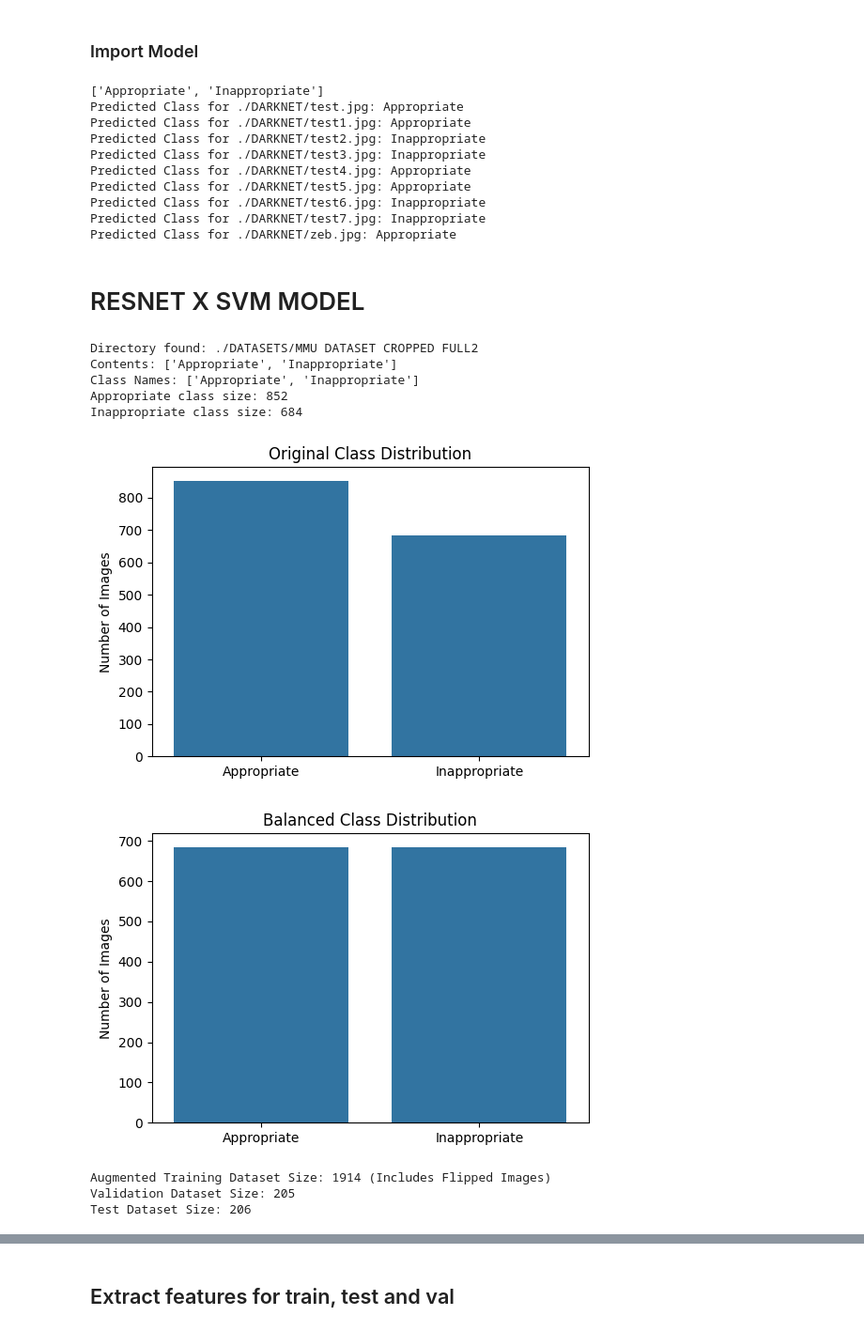
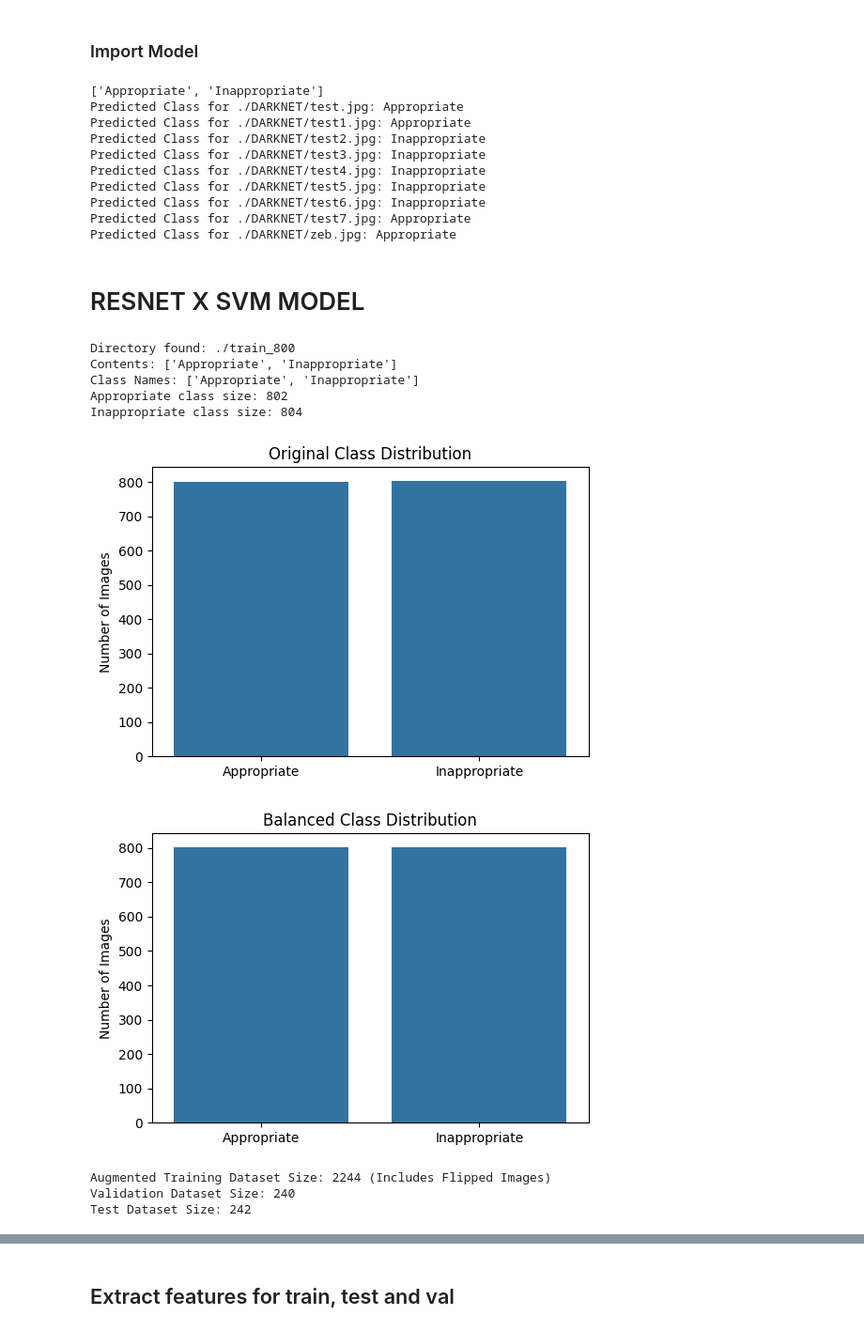
Before and after one commit to AzureSight/thesis_backend, a Jupyter notebook: MODELS/FinalModels.ipynb, the cells around one changed output, grey strips where cells are left out. Shown at 94% size. Drawn from its saved outputs; the diff is of its cells as text; code cells hidden in the pictures.

```diff
--- a/MODELS/FinalModels.ipynb
+++ b/MODELS/FinalModels.ipynb
@@ -299,7 +387,7 @@ import random
 from PIL import Image
 
 # Check a few random images from the dataset
-num_samples = 5
+num_samples = 1
 indices = random.sample(range(len(train_loader_inception)), num_samples)
 
 for idx in indices:
@@ -1508,7 +1601,7 @@ device = torch.device("cuda" if torch.cuda.is_available() else "cpu")
 # fussionmodel.to(device)
 # fussionmodel.eval()
 
-fuse = torch.jit.load("../Saved models/resnet_inception_fullmodel_croppedv6.pt")
+fuse = torch.jit.load("../Saved models/resnet_inception_fullmodel_croppedv7.pt")
 fuse.to(device)
 fuse.eval()
 
@@ -1589,10 +1682,10 @@ Predicted Class for ./DARKNET/test.jpg: Appropriate
 Predicted Class for ./DARKNET/test1.jpg: Appropriate
 Predicted Class for ./DARKNET/test2.jpg: Inappropriate
 Predicted Class for ./DARKNET/test3.jpg: Inappropriate
-Predicted Class for ./DARKNET/test4.jpg: Appropriate
-Predicted Class for ./DARKNET/test5.jpg: Appropriate
+Predicted Class for ./DARKNET/test4.jpg: Inappropriate
+Predicted Class for ./DARKNET/test5.jpg: Inappropriate
 Predicted Class for ./DARKNET/test6.jpg: Inappropriate
-Predicted Class for ./DARKNET/test7.jpg: Inappropriate
+Predicted Class for ./DARKNET/test7.jpg: Appropriate
 Predicted Class for ./DARKNET/zeb.jpg: Appropriate
 # %% [markdown]
 # RESNET X SVM MODEL
@@ -1628,7 +1721,7 @@ import torch.optim as optim
 
 
 # Dataset path
-dataset_path = "./DATASETS/MMU DATASET CROPPED FULL2"
+dataset_path = "./train_800"
 if not os.path.exists(dataset_path):
     print(f"Directory not found: {dataset_path}")
 else:
@@ -1799,41 +1892,41 @@ print(f"Test Dataset Size: {len(dataset_test)}")
 # Load ResNet50 pre-trained model
 resnet = models.resnet50(weights=models.ResNet50_Weights.IMAGENET1K_V1)
 resnet.fc = nn.Identity()
 
 for param in resnet.parameters():
     param.requires_grad = False
 
 # for param in list(resnet.parameters())[-75:]:
 #     param.requires_grad = True
 
 # Move model and data to device
 device = torch.device("cuda" if torch.cuda.is_available() else "cpu")
 resnet = resnet.to(device)
 # images = images.to(device)
 class ResNet50FeatureExtractor(nn.Module):
     def __init__(self, base_model):
         super(ResNet50FeatureExtractor, self).__init__()
         self.features = nn.Sequential(*list(base_model.children())[:-1])  # Keep layers up to the last conv layer
 
     def forward(self, x):
         x = self.features(x)  # Extract features
         return x
 
 # WORKS EXACTLY THE SAME WITH NN.IDENTITY IF nn.Sequential(*list(base_model.children())[:-1]) , gap will be retained
 base_model_resnet = ResNet50FeatureExtractor(models.resnet50(weights=ResNet50_Weights.DEFAULT))
 base_model_resnet.eval()
 base_model_resnet = base_model_resnet.to(device)
 # %% [output]
-Directory found: ./DATASETS/MMU DATASET CROPPED FULL2
+Directory found: ./train_800
 Contents: ['Appropriate', 'Inappropriate']
 Class Names: ['Appropriate', 'Inappropriate']
-Appropriate class size: 852
-Inappropriate class size: 684
+Appropriate class size: 802
+Inappropriate class size: 804
-[figure, old version]
+[figure, new version]
-[figure, old version]
+[figure, new version]
-Augmented Training Dataset Size: 1914 (Includes Flipped Images)
-Validation Dataset Size: 205
-Test Dataset Size: 206
+Augmented Training Dataset Size: 2244 (Includes Flipped Images)
+Validation Dataset Size: 240
+Test Dataset Size: 242
 # %%
 for imgs, labels in train_loader:
     print("Batch shape:", imgs.shape)
```
Also changed, not shown: parts of 38 cells of this notebook, 16 other files.
